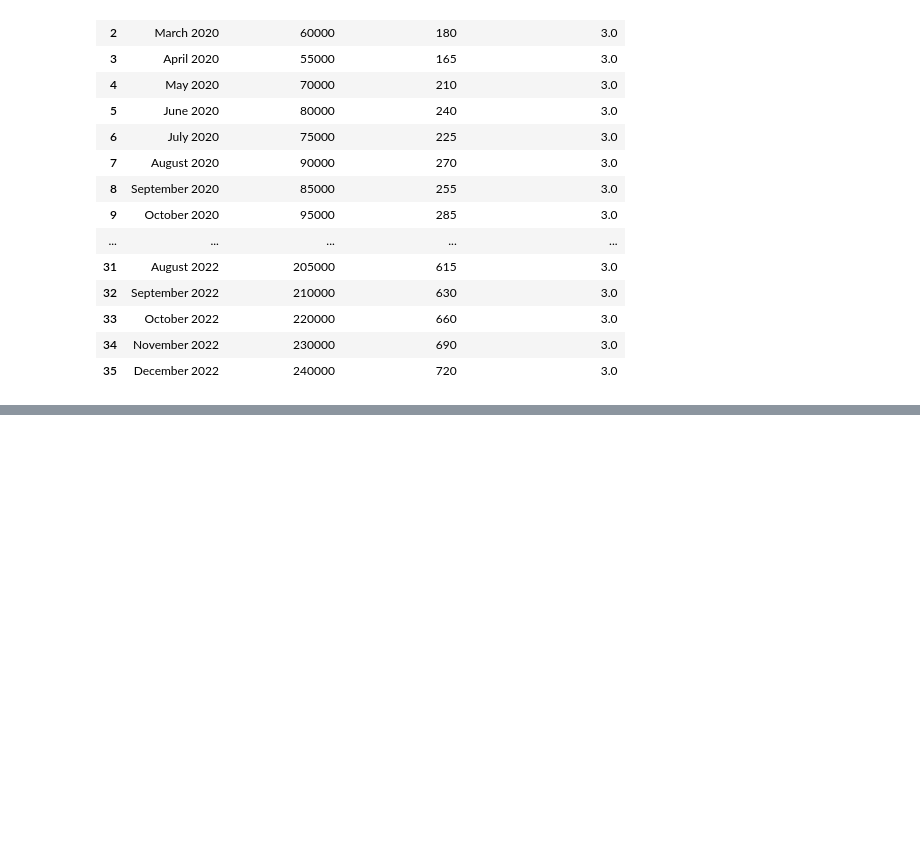
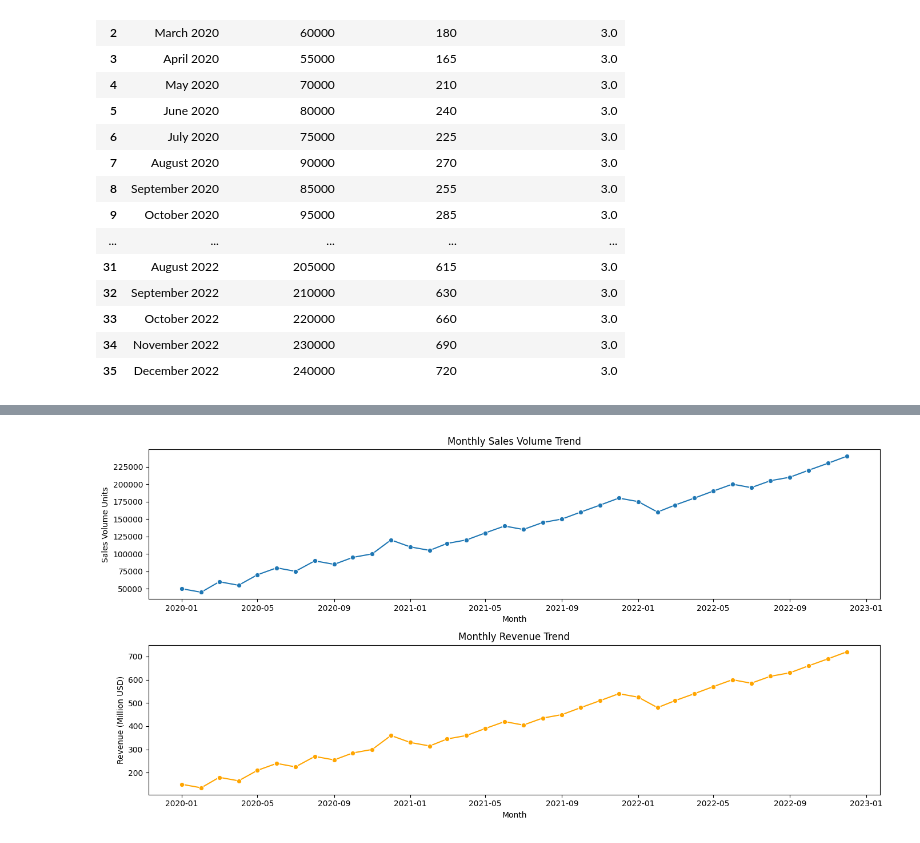
Before and after one commit to rohit0221/LangChain-world, a Jupyter notebook: Projects/Sales-Bot/Sales_detailed.ipynb, the cells around one changed output, grey strips where cells are left out. Drawn from its saved outputs; the diff is of its cells as text; code cells hidden in the pictures; blank space fills up the shorter version.

```diff
--- a/Projects/Sales-Bot/Sales_detailed.ipynb
+++ b/Projects/Sales-Bot/Sales_detailed.ipynb
@@ -147,0 +211,6 @@ df
+# %%
+
+# Plot Monthly Trends
+plot_monthly_trends(MonthlySales_df)
+# %% [output]
+[figure, added]
```
Also changed, not shown: parts of 17 cells of this notebook, 3 other files.
